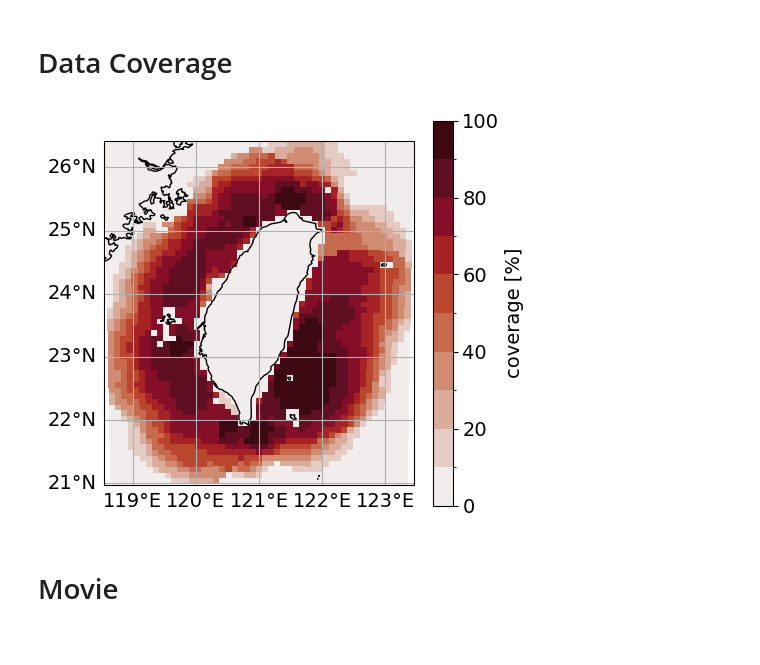
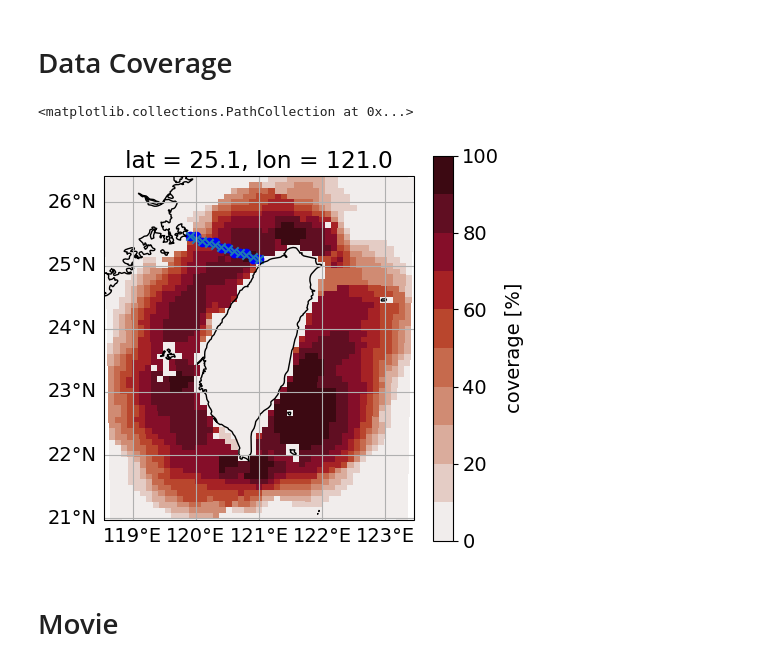
Before and after one commit to HendrikGro/TORI_Codar_Analysis, a Jupyter notebook: code/Code_TOROS.ipynb, the cells around one changed output. Saved outputs shown, nothing was run; the diff lists cells and outputs as text; code cells hidden in the pictures.

```diff
--- a/code/Code_TOROS.ipynb
+++ b/code/Code_TOROS.ipynb
@@ -17,10 +17,10 @@ from matplotlib.lines import Line2D
 
 %matplotlib inline
 # %%
-input_path = '/home/hgrosselindemann/Documents/for_hendrik_20230316/'
+# input_path = '/home/hgrosselindemann/Documents/for_hendrik_20230316/'
 
 # input_path = '/Users/2311043/Documents/GitHub/TORI/'
-
+input_path = 'E:/for_hendrik_20230316/'
 
 grid_data = scipy.io.loadmat(input_path + 'TOROS_grids_f.mat')
 # vel_data = scipy.io.loadmat(input_path + '201503.mat')
@@ -106,15 +104,21 @@ velocity['coverage'] = data_coverage
 # %%
 fig,(ax1) = plt.subplots(1,1,figsize=(5,5),subplot_kw={'projection':ccrs.PlateCarree()})
 
 (velocity.coverage*100).plot(ax=ax1,x='lon',y='lat',levels=np.arange(0,110,10),cmap=cmo.amp,cbar_kwargs={'label':'coverage [%]'})
 
 # ax1.add_feature(cfeature.LAND, facecolor='grey',edgecolor='black')
 ax1.coastlines()
 gl1 = ax1.gridlines(draw_labels=True)
 gl1.top_labels=False
 gl1.right_labels=False
+
+for x,y in zip(x_idx,y_idx):
+    xr.plot.scatter(ds=velocity.isel(x=x,y=y),x='lon',y='lat',color='b')
+# xr.plot.scatter(ds=velocity.isel(x=24,y=45),x='lon',y='lat')
+plt.scatter(longitudes,latitudes,transform=ccrs.PlateCarree(),marker='x')
 # %% [output]
+<matplotlib.collections.PathCollection at 0x...>
-[figure, old version]
+[figure, new version]
 # %% [markdown]
 # Movie
 # %%
```
Also changed, not shown: parts of 17 cells of this notebook.
